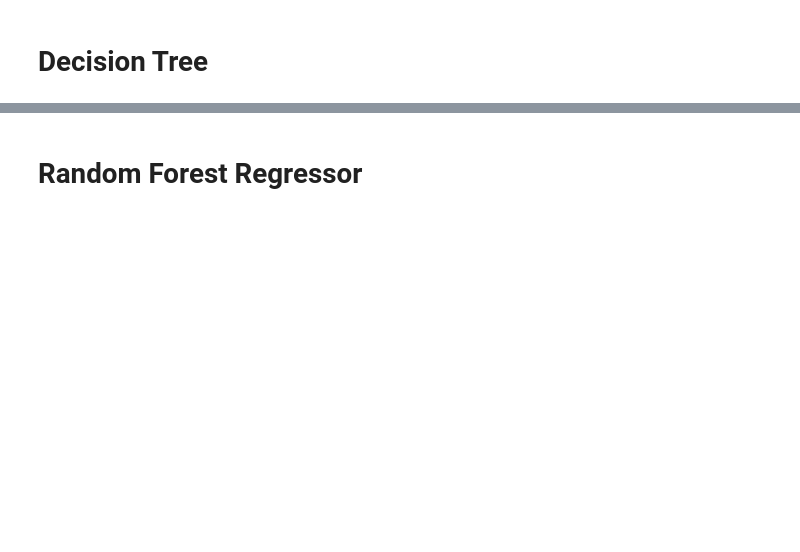
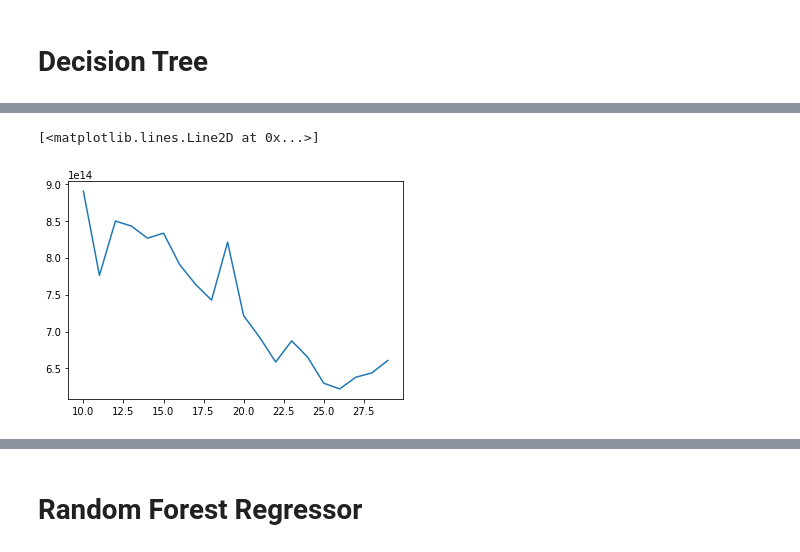
Before and after one commit to salsina/car-price-prediction-main-project-AI-CA3, a Jupyter notebook: Untitled.ipynb, the cells around one changed output, grey strips where cells are left out. Saved outputs shown, nothing was run; the diff lists cells and outputs as text; code cells hidden in the pictures; blank space fills up the shorter version.

```diff
--- a/Untitled.ipynb
+++ b/Untitled.ipynb
@@ -424,0 +509,5 @@ MSE:  443474515785796.94
+# %%
+plt.plot(range(10,30), mses)
+# %% [output]
+[<matplotlib.lines.Line2D at 0x...>]
+[figure, added]
```
Also changed, not shown: parts of 23 cells of this notebook, 1 other file.
